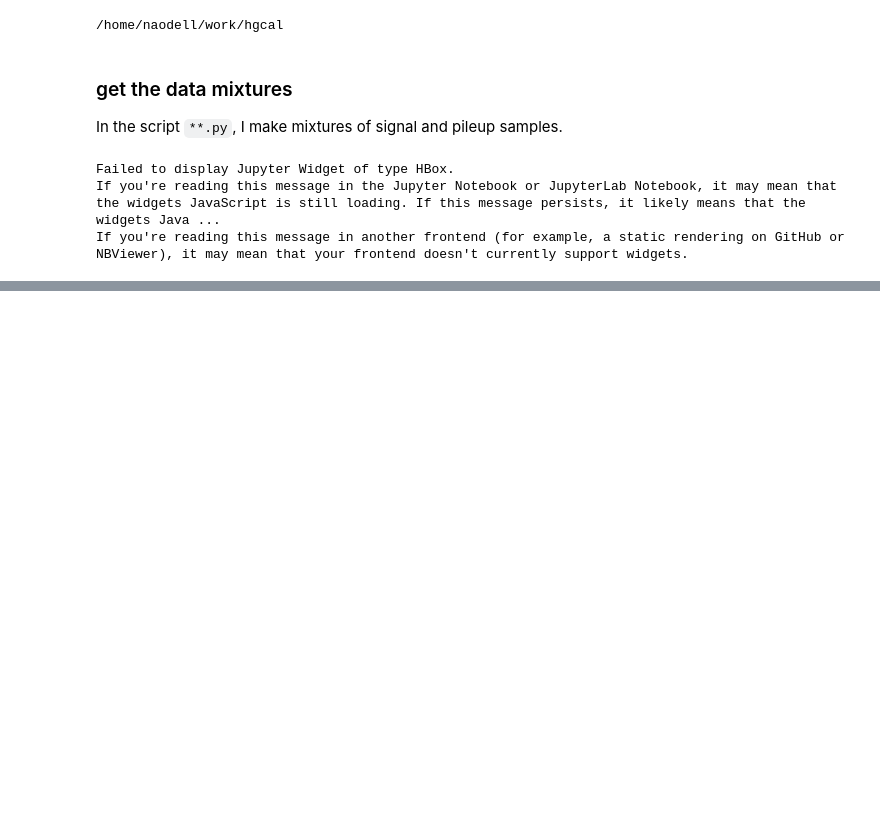
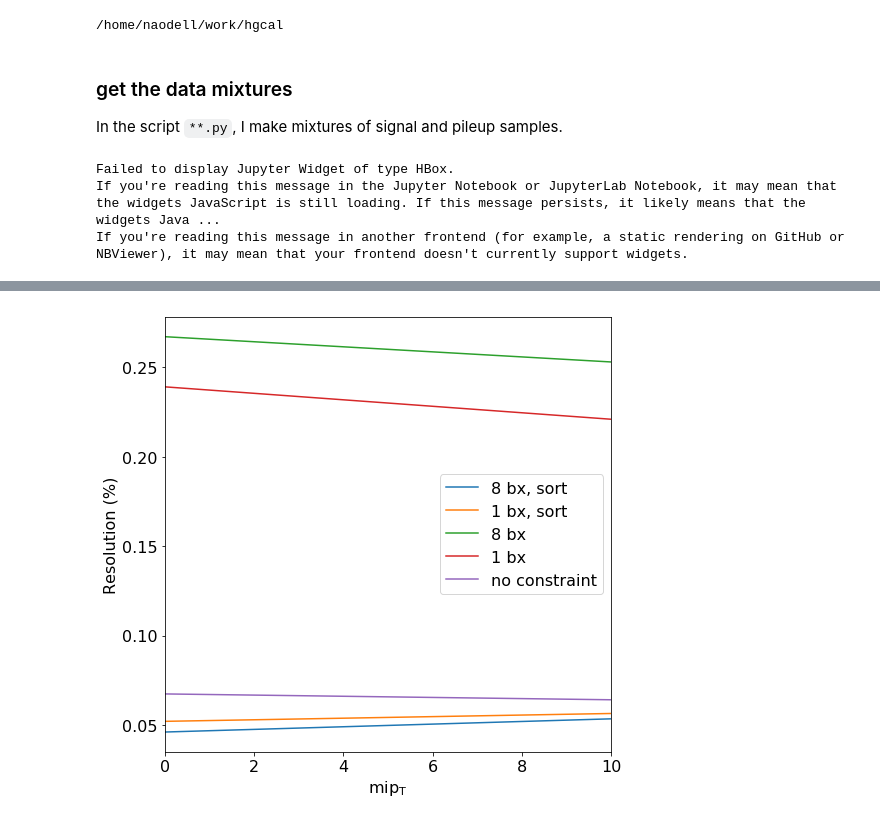
Before and after one commit to NWUHEP/hgcal-analysis, a Jupyter notebook: notebooks/hgcal_trigger_v2.ipynb, the cells around one changed output, grey strips where cells are left out. Drawn from its saved outputs; the diff is of its cells as text; code cells hidden in the pictures; blank space fills up the shorter version.

```diff
--- a/notebooks/hgcal_trigger_v2.ipynb
+++ b/notebooks/hgcal_trigger_v2.ipynb
@@ -113,0 +101,21 @@ plt.show()
+# %%
+# mip_pt resolution scans
+resolutions = {a:[d.std() for _, d in algo_data.items()] for a, algo_data in ratios.items()}
+
+fig, ax = plt.subplots(1, 1, figsize=(8, 8), facecolor='white')
+ax.plot(mippt_scan, resolutions['threshold_1bx_esort'])
+ax.plot(mippt_scan, resolutions['threshold_8bx_esort'])
+ax.plot(mippt_scan, resolutions['threshold_1bx_nosort'])
+ax.plot(mippt_scan, resolutions['threshold_8bx_nosort'])
+ax.plot(mippt_scan, resolutions['baseline'])
+
+ax.set_xlim(0, 10)
+ax.set_xlabel(r'$\sf mip_{T}$', fontsize=16)
+ax.set_ylabel('Resolution (%)')
+
+labels = ['8 bx, sort', '1 bx, sort', '8 bx', '1 bx', 'no constraint']
+ax.legend(labels)
+
+plt.show()
+# %% [output]
+[figure, added]
```
Also changed, not shown: parts of 3 cells of this notebook, 3 other files.
